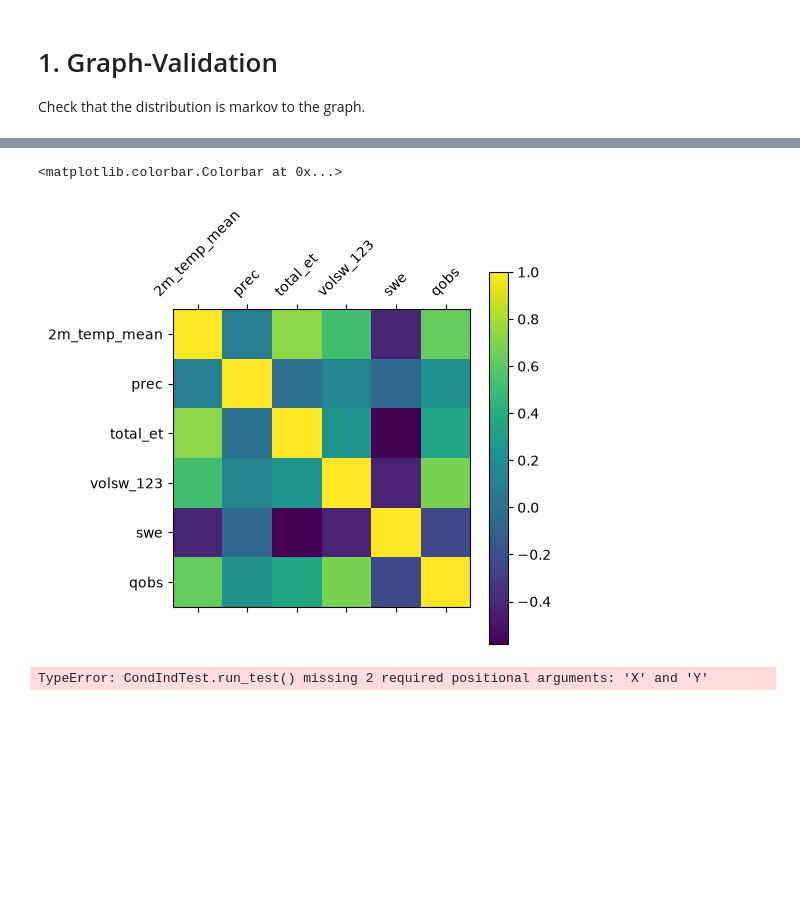
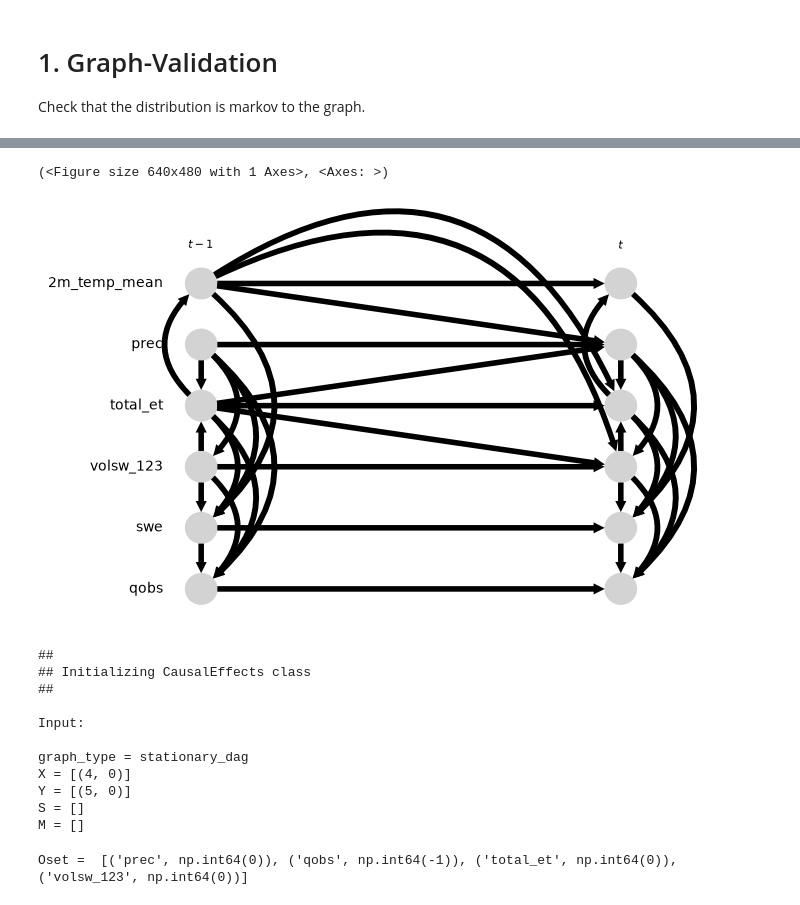
Before and after one commit to tripleUU-U/snow_causal_inference, a Jupyter notebook: code/basin_workflow.ipynb, the cells around one changed output, grey strips where cells are left out. Cells and saved outputs as stored; diff of their text form; code cells hidden in the pictures; blank space fills up the shorter version.

```diff
--- a/code/basin_workflow.ipynb
+++ b/code/basin_workflow.ipynb
@@ -98,16 +126,26 @@ tp.plot_graph(
-# %%
-corr_mat = vars_df.corr()
-
-plt.matshow(corr_mat)
-plt.yticks(ticks=range(len(corr_mat)), labels=vars_df.columns)
-plt.xticks(ticks=range(len(corr_mat)), labels=vars_df.columns, rotation=45)
-plt.colorbar()
-# %% [output]
-<matplotlib.colorbar.Colorbar at 0x...>
-[figure, removed]
 # %%
-parcorr_obj = ParCorr()
-
-parcorr_obj.run_test()
+tp.plot_time_series_graph(graph=graph, var_names=vars_df.columns, curved_radius=0.6)
 # %% [output]
-TypeError: CondIndTest.run_test() missing 2 required positional arguments: 'X' and 'Y'
+(<Figure size 640x480 with 1 Axes>, <Axes: >)
+[figure, added]
+# %%
+X = [(4,0)]
+Y = [(5, 0)]
+causal_effects = CausalEffects(graph=graph, graph_type="stationary_dag", X=X, Y=Y, check_SM_overlap=True, verbosity=1)
+# %% [output]
+##
+## Initializing CausalEffects class
+##
+
+Input:
+
+graph_type = stationary_dag
+X = [(4, 0)]
+Y = [(5, 0)]
+S = []
+M = []
+# %%
+opt = causal_effects.get_optimal_set()
+print("Oset = ", [(vars_df.columns[v[0]], v[1]) for v in opt])
+# %% [output]
+Oset =  [('prec', np.int64(0)), ('qobs', np.int64(-1)), ('total_et', np.int64(0)), ('volsw_123', np.int64(0))]
```
Also changed, not shown: parts of 13 cells of this notebook, 2 other files.
